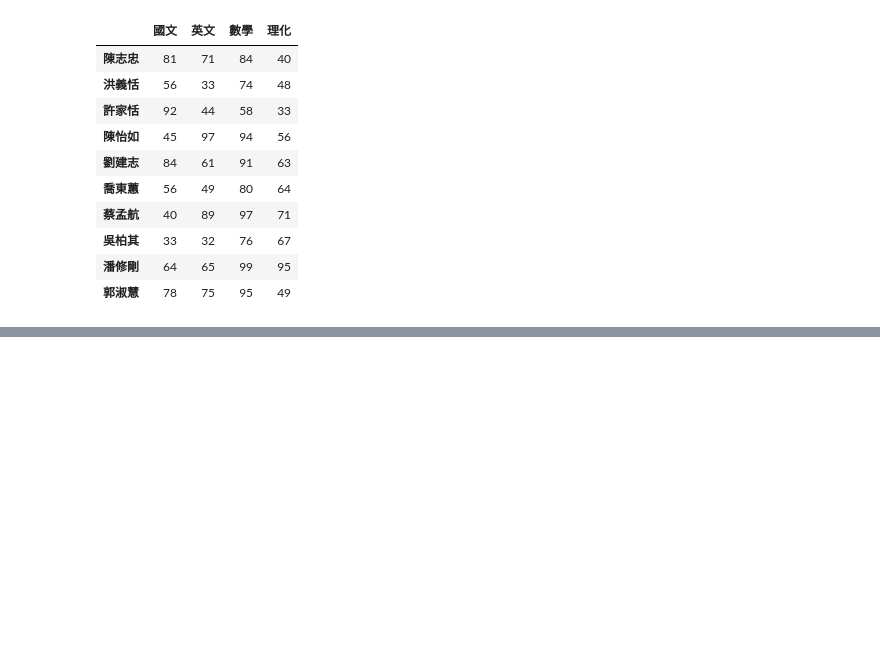
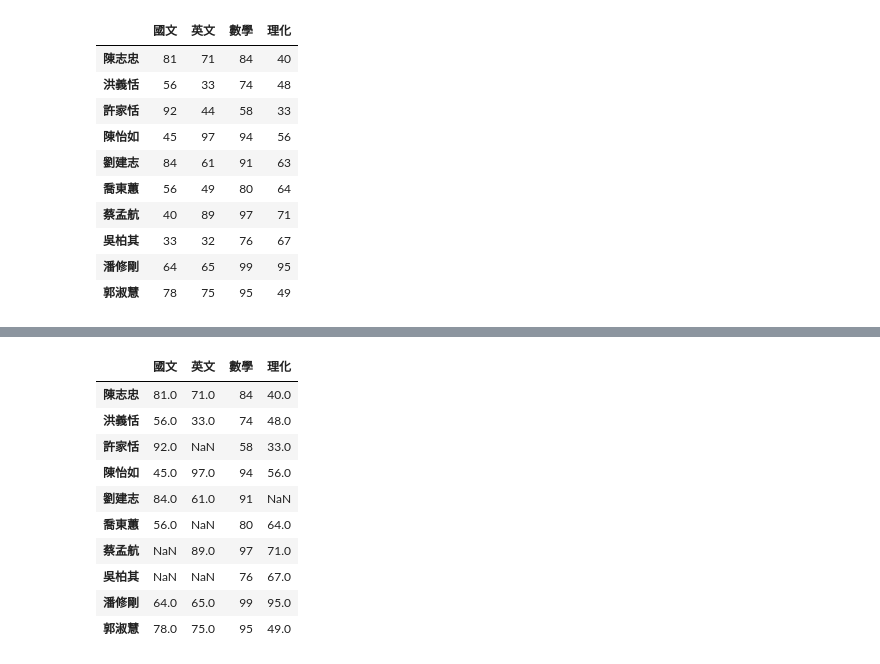
Before and after one commit to vcdemy/20240409, a Jupyter notebook: 20240409筆記.ipynb, the cells around one changed output, grey strips where cells are left out. Saved outputs shown, nothing was run; the diff lists cells and outputs as text; code cells hidden in the pictures; blank space fills up the shorter version.

```diff
--- a/20240409筆記.ipynb
+++ b/20240409筆記.ipynb
@@ -564,0 +609,20 @@ df
+# %%
+df.loc['劉建志', '理化'] = np.nan
+df.loc['喬東蕙', '英文'] = np.nan
+df.loc['蔡孟航', '國文'] = np.nan
+df.loc['吳柏其', '英文'] = np.nan
+df.loc['吳柏其', '國文'] = np.nan
+# %%
+df
+# %% [output]
+|  | 國文 | 英文 | 數學 | 理化 |
+| 陳志忠 | 81.0 | 71.0 | 84 | 40.0 |
+| 洪義恬 | 56.0 | 33.0 | 74 | 48.0 |
+| 許家恬 | 92.0 | NaN | 58 | 33.0 |
+| 陳怡如 | 45.0 | 97.0 | 94 | 56.0 |
+| 劉建志 | 84.0 | 61.0 | 91 | NaN |
+| 喬東蕙 | 56.0 | NaN | 80 | 64.0 |
+| 蔡孟航 | NaN | 89.0 | 97 | 71.0 |
+| 吳柏其 | NaN | NaN | 76 | 67.0 |
+| 潘修剛 | 64.0 | 65.0 | 99 | 95.0 |
+| 郭淑慧 | 78.0 | 75.0 | 95 | 49.0 |
```
Also changed, not shown: parts of 5 cells of this notebook.
